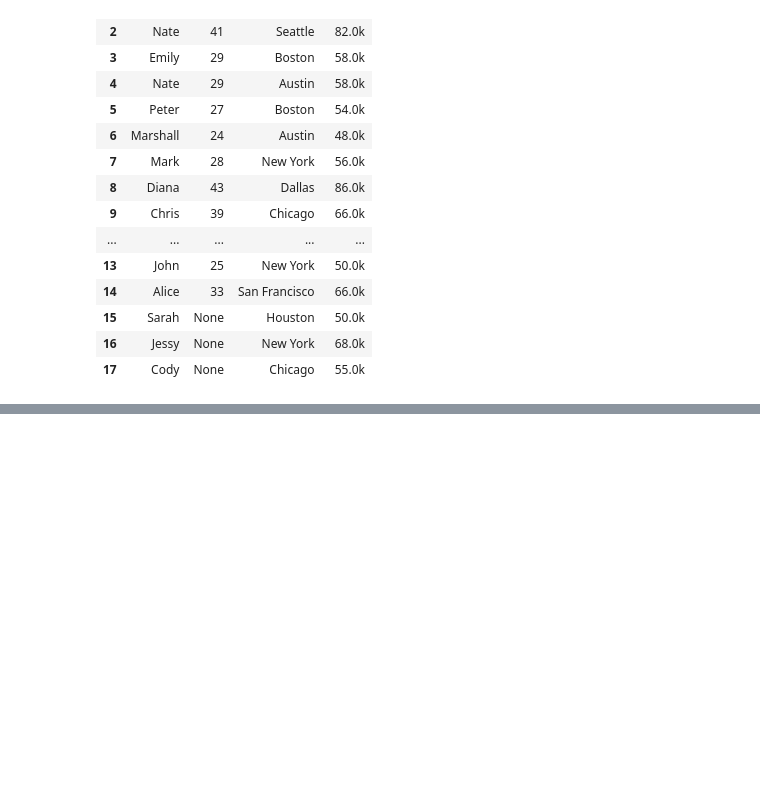
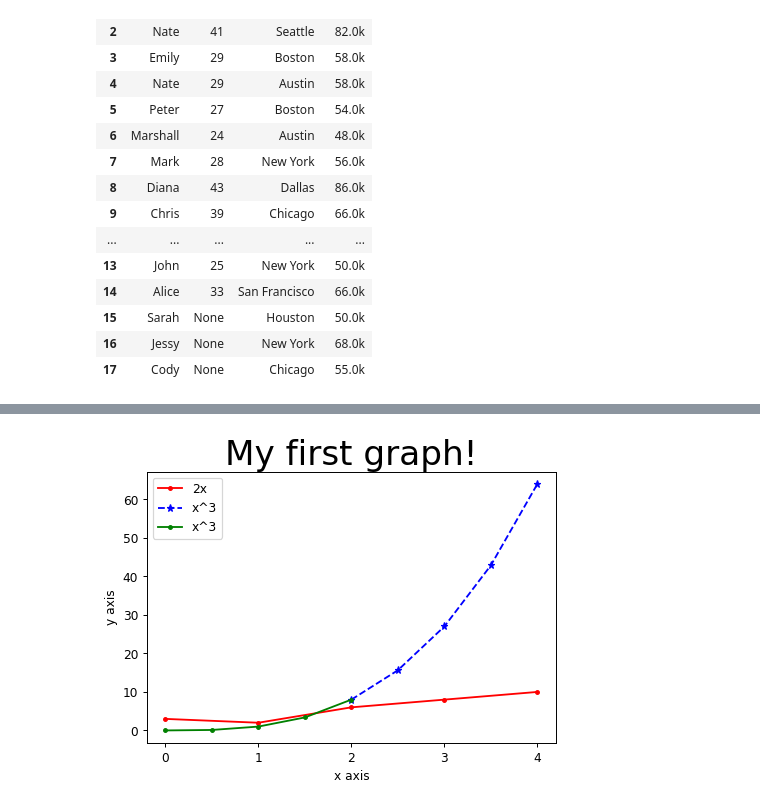
Before and after one commit to Anil-Mhj/Python-Training-Files, a Jupyter notebook: Chapter_7_Python_Modules_and_Standard_Libraries/pandas.ipynb, the cells around one changed output, grey strips where cells are left out. Cells and saved outputs as stored; diff of their text form; code cells hidden in the pictures; blank space fills up the shorter version.

```diff
--- a/Chapter_7_Python_Modules_and_Standard_Libraries/pandas.ipynb
+++ b/Chapter_7_Python_Modules_and_Standard_Libraries/pandas.ipynb
@@ -275,0 +309,34 @@ boston_filtered=df[
+# %%
+import numpy as np
+
+import matplotlib.pyplot as plt
+
+x = [0, 1, 2, 3, 4]
+y = [3, 2, 6, 8, 10]
+
+plt.figure(figsize=(6, 4), dpi=88)
+
+#Plot first line with points and solid line
+plt.plot(x, y, "r.-", label="2x")
+
+x2 = np.arange(0, 4.5, 0.5)
+
+plt.plot(x2[4:], x2[4:] ** 3, "b*--", label="x^3")
+plt.plot(x2[0:5], x2[0:5] ** 3, "g.-", label="x^3")
+
+plt.title("My first graph!", fontsize=28)
+# plt.rcParams["font.family"] = "monospace"
+# plt.rcParams["font.monospace"] = ["FreeMono"]
+
+plt.xlabel("x axis")
+plt.ylabel("y axis")
+
+plt.xticks([0, 1, 2, 3, 4])
+
+plt.legend()
+
+plt.savefig("mygraph.png", dpi=280)
+
+plt.show()
+# %% [output]
+[figure, added]
```
Also changed, not shown: parts of 4 cells of this notebook.
